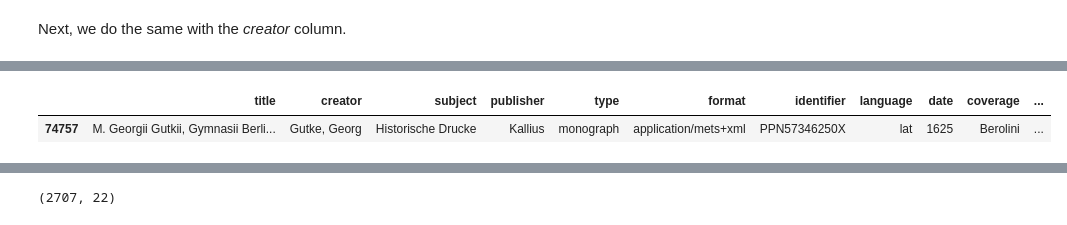
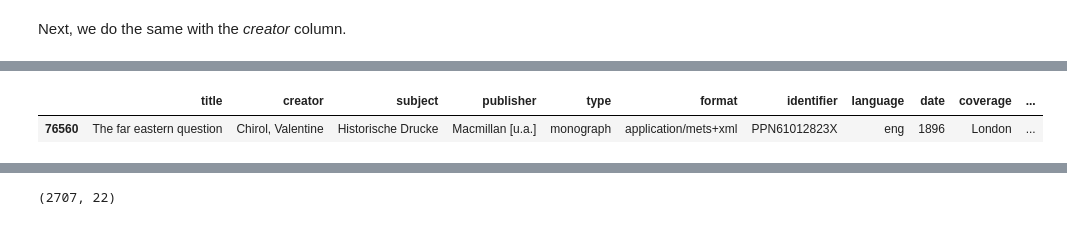
Before and after one commit to elektrobohemian/SBBrowse2018, a Jupyter notebook: DataProcessing.ipynb, the cells around one changed output, grey strips where cells are left out. Cells and saved outputs as stored; diff of their text form; code cells hidden in the pictures.

```diff
--- a/DataProcessing.ipynb
+++ b/DataProcessing.ipynb
@@ -2528,6 +2562,6 @@ printLog("Done.")
 # %%
 #df_bak=df4
-df4[df4.PPN=="PPN57346250X"]
+df4[df4.PPN=="PPN61012823X"]
 # %% [output]
 |  | title | creator | subject | publisher | type | format | identifier | language | date | coverage | ... |
-| 74757 | M. Georgii Gutkii, Gymnasii Berli... | Gutke, Georg | Historische Drucke | Kallius | monograph | application/mets+xml | PPN57346250X | lat | 1625 | Berolini | ... |
+| 76560 | The far eastern question | Chirol, Valentine | Historische Drucke | Macmillan [u.a.] | monograph | application/mets+xml | PPN61012823X | eng | 1896 | London | ... |
```
Also changed, not shown: parts of 66 cells of this notebook, 2 other files.
